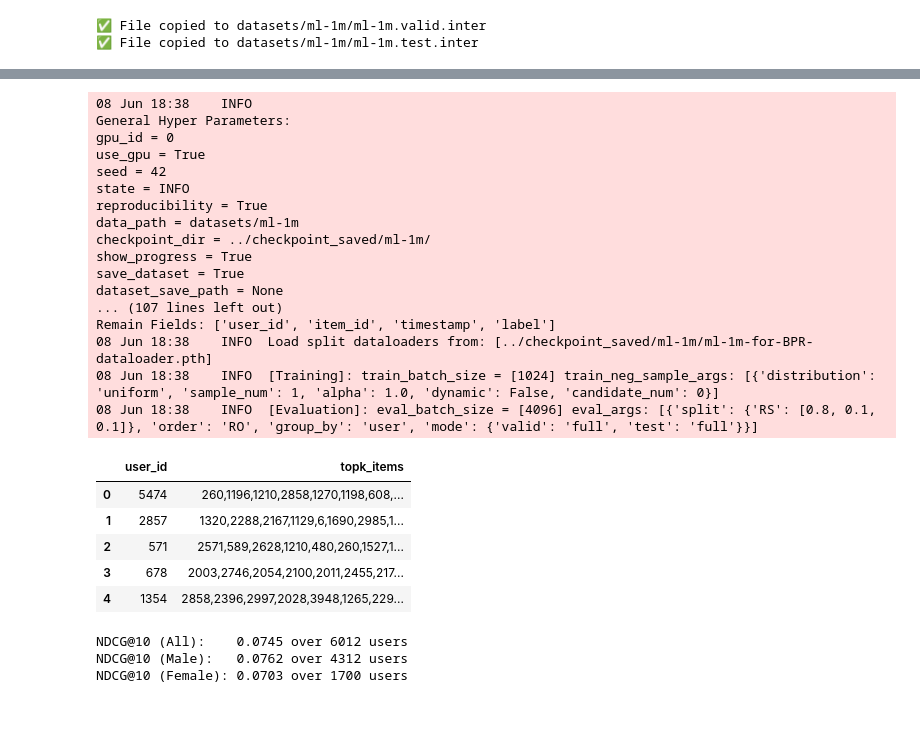
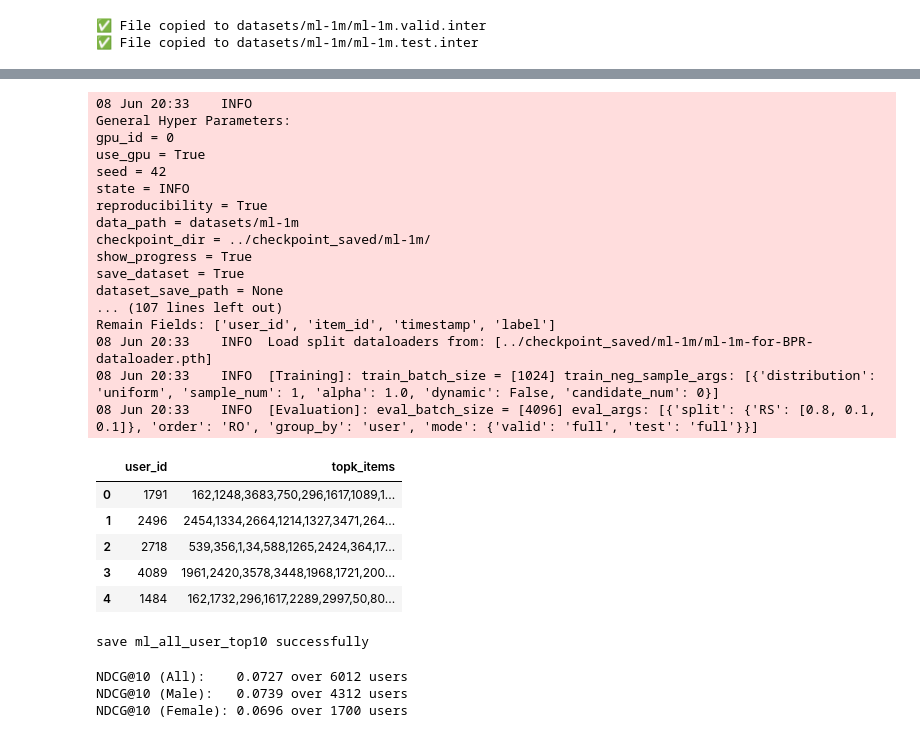
Before and after one commit to Jiaqing61/RScode, a Jupyter notebook: Relabel/relabel_ml.ipynb, the cells around one changed output, grey strips where cells are left out. Cells and saved outputs as stored; diff of their text form; code cells hidden in the pictures.

```diff
--- a/Relabel/relabel_ml.ipynb
+++ b/Relabel/relabel_ml.ipynb
@@ -244,7 +244,7 @@ import pandas as pd
 
 # 1. 加载模型和数据
 config, model, dataset, train_data, valid_data, test_data = load_data_and_model(
-    model_file='../checkpoint_saved/ml-1m/BPR-Jun-08-2025_17-05-13.pth'
+    model_file='../checkpoint_saved/ml-1m/BPR-Jun-08-2025_20-23-10.pth'
 )
 
 # Step 1: Get all internal user IDs
@@ -258,51 +258,52 @@ import numpy as np
 uid_series = np.array(valid_uids)
 
 # Step 4: Run full_sort_topk
 topk_scores, topk_index = full_sort_topk(uid_series, model, test_data, k=10, device=config['device'])
 
 # Step 5: Convert internal item IDs to external tokens
 external_item_lists = [dataset.id2token(dataset.iid_field, row.cpu().tolist()) for row in topk_index]
 external_user_list = [dataset.id2token(dataset.uid_field, [uid])[0] for uid in uid_series]
 
 # Step 6: Save as DataFrame
 df = pd.DataFrame({
     'user_id': external_user_list,
     'topk_items': [','.join(items) for items in external_item_lists]
 })
 display(df.head())
-df.to_csv('outputs/all_user_top10.csv', index=False)
-print("save all_user_top10 successfully")
+df.to_csv('outputs/ml_all_user_top10.csv', index=False)
+print("save ml_all_user_top10 successfully")
 # %% [output]
-08 Jun 18:38    INFO
+08 Jun 20:33    INFO
 General Hyper Parameters:
 gpu_id = 0
 use_gpu = True
 seed = 42
 state = INFO
 reproducibility = True
 data_path = datasets/ml-1m
 checkpoint_dir = ../checkpoint_saved/ml-1m/
 show_progress = True
 save_dataset = True
 dataset_save_path = None
 ... (107 lines left out)
 Remain Fields: ['user_id', 'item_id', 'timestamp', 'label']
-08 Jun 18:38    INFO  Load split dataloaders from: [../checkpoint_saved/ml-1m/ml-1m-for-BPR-dataloader.pth]
-08 Jun 18:38    INFO  [Training]: train_batch_size = [1024] train_neg_sample_args: [{'distribution': 'uniform', 'sample_num': 1, 'alpha': 1.0, 'dynamic': False, 'candidate_num': 0}]
-08 Jun 18:38    INFO  [Evaluation]: eval_batch_size = [4096] eval_args: [{'split': {'RS': [0.8, 0.1, 0.1]}, 'order': 'RO', 'group_by': 'user', 'mode': {'valid': 'full', 'test': 'full'}}]
+08 Jun 20:33    INFO  Load split dataloaders from: [../checkpoint_saved/ml-1m/ml-1m-for-BPR-dataloader.pth]
+08 Jun 20:33    INFO  [Training]: train_batch_size = [1024] train_neg_sample_args: [{'distribution': 'uniform', 'sample_num': 1, 'alpha': 1.0, 'dynamic': False, 'candidate_num': 0}]
+08 Jun 20:33    INFO  [Evaluation]: eval_batch_size = [4096] eval_args: [{'split': {'RS': [0.8, 0.1, 0.1]}, 'order': 'RO', 'group_by': 'user', 'mode': {'valid': 'full', 'test': 'full'}}]
 |  | user_id | topk_items |
-| 0 | 5474 | 260,1196,1210,2858,1270,1198,608,... |
-| 1 | 2857 | 1320,2288,2167,1129,6,1690,2985,1... |
-| 2 | 571 | 2571,589,2628,1210,480,260,1527,1... |
-| 3 | 678 | 2003,2746,2054,2100,2011,2455,217... |
-| 4 | 1354 | 2858,2396,2997,2028,3948,1265,229... |
+| 0 | 1791 | 162,1248,3683,750,296,1617,1089,1... |
+| 1 | 2496 | 2454,1334,2664,1214,1327,3471,264... |
+| 2 | 2718 | 539,356,1,34,588,1265,2424,364,17... |
+| 3 | 4089 | 1961,2420,3578,3448,1968,1721,200... |
+| 4 | 1484 | 162,1732,296,1617,2289,2997,50,80... |
+save ml_all_user_top10 successfully
 # %%
 import pandas as pd
 import numpy as np
 from collections import defaultdict
 
 # Step 1: 加载推荐结果 & 用户性别
-topk_df = pd.read_csv('outputs/all_user_top10.csv')
+topk_df = pd.read_csv('outputs/ml_all_user_top10.csv')
 user_df = pd.read_csv('../datasets/atomic_datasets/ml-1m/ml-1m.user', sep='\t')
 user2gender = dict(zip(user_df['user_id:token'], user_df['gender:token']))
 
@@ -346,6 +347,6 @@ print(f'NDCG@10 (All):    {np.mean(ndcg_all):.4f} over {len(ndcg_all)} users')
 print(f'NDCG@10 (Male):   {np.mean(ndcg_male):.4f} over {len(ndcg_male)} users')
 print(f'NDCG@10 (Female): {np.mean(ndcg_female):.4f} over {len(ndcg_female)} users')
 # %% [output]
-NDCG@10 (All):    0.0745 over 6012 users
-NDCG@10 (Male):   0.0762 over 4312 users
-NDCG@10 (Female): 0.0703 over 1700 users
+NDCG@10 (All):    0.0727 over 6012 users
+NDCG@10 (Male):   0.0739 over 4312 users
+NDCG@10 (Female): 0.0696 over 1700 users
```
Also changed, not shown: parts of 1 cell of this notebook, 53 other files.
